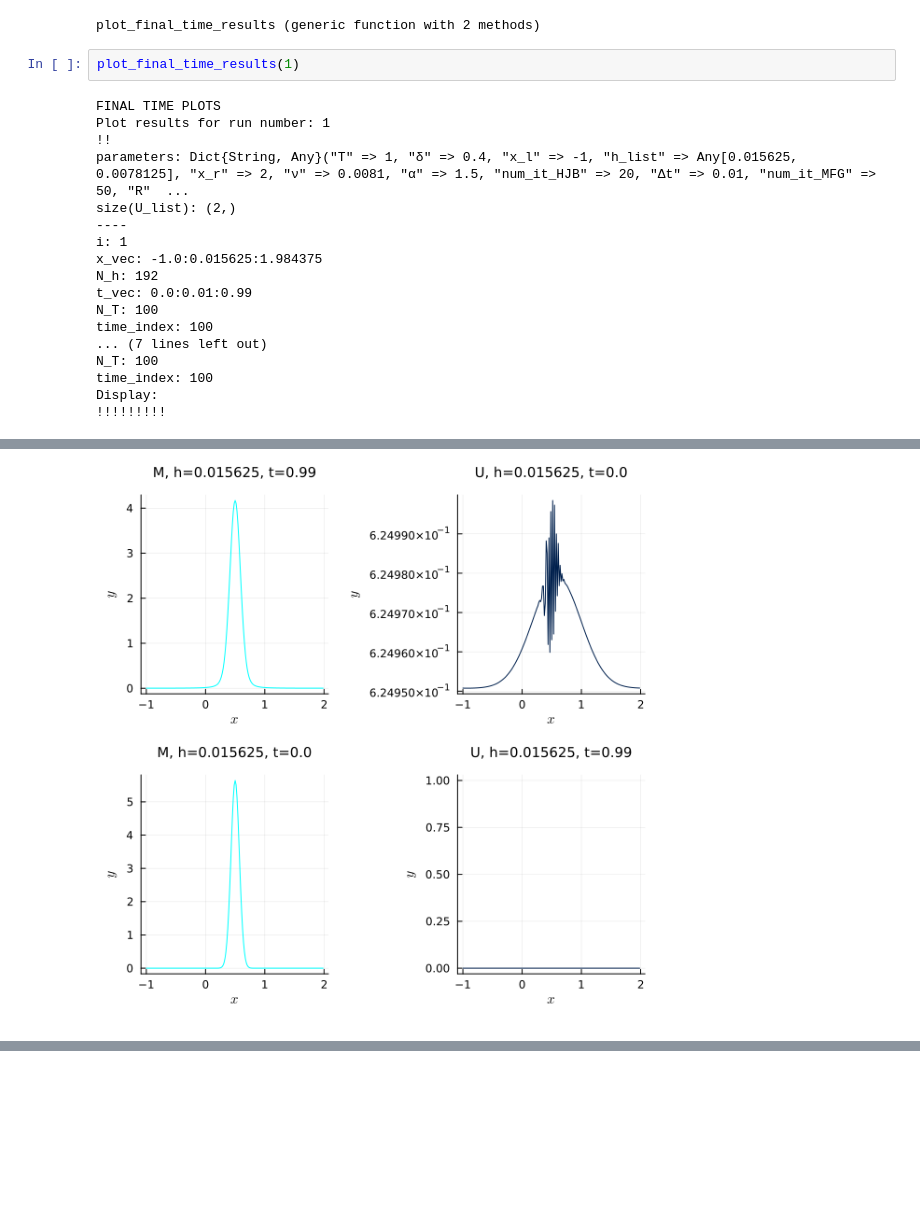
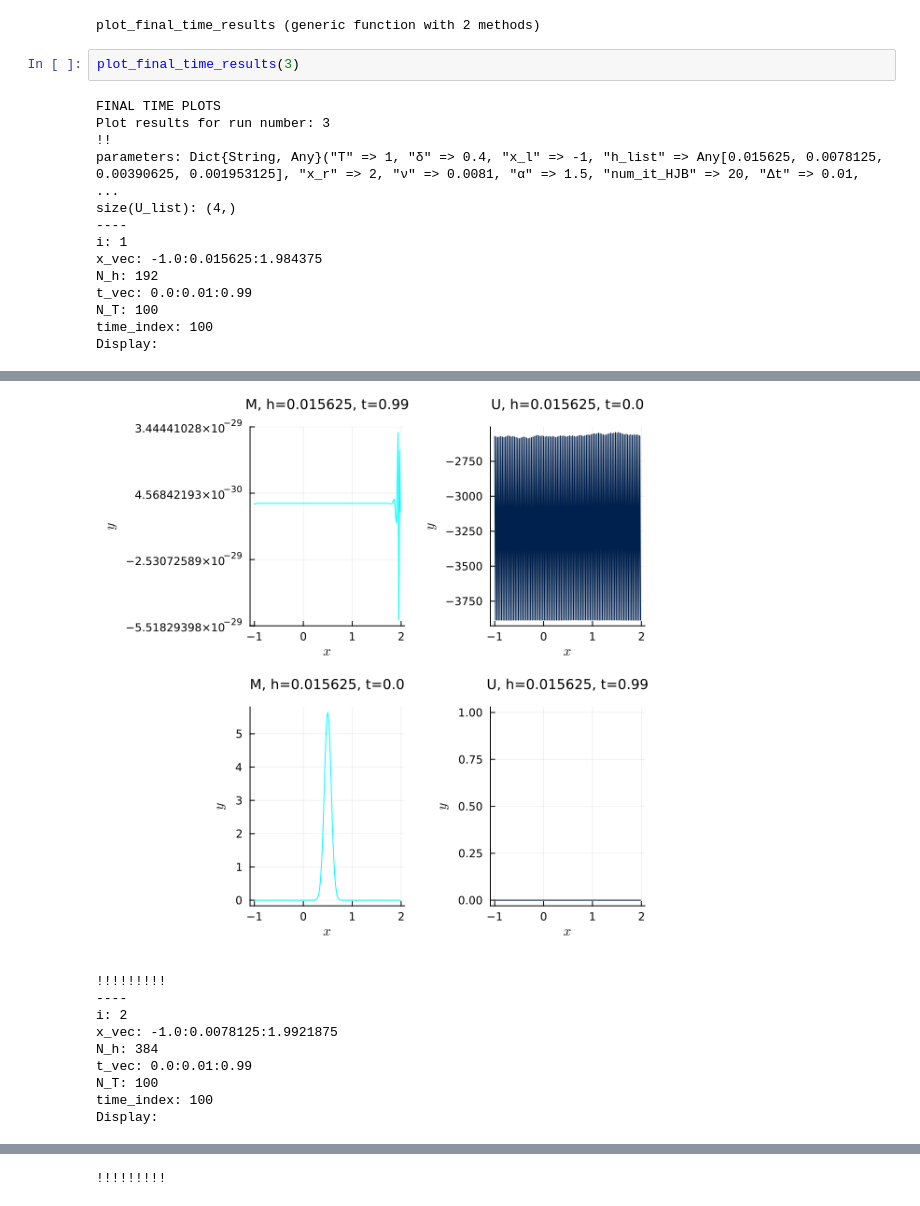
Before and after one commit to robinol99/FractionalMFGs.jl, a Jupyter notebook: notebooks/new_MFG.ipynb, the cells around one changed output, grey strips where cells are left out. Saved outputs shown, nothing was run; the diff lists cells and outputs as text; blank space fills up the shorter version.

```diff
--- a/notebooks/new_MFG.ipynb
+++ b/notebooks/new_MFG.ipynb
@@ -479,13 +478,13 @@ end
 # %% [output]
 plot_final_time_results (generic function with 2 methods)
 # %%
-plot_final_time_results(1)
+plot_final_time_results(3)
 # %% [output]
 FINAL TIME PLOTS
-Plot results for run number: 1
+Plot results for run number: 3
 !!
-parameters: Dict{String, Any}("T" => 1, "δ" => 0.4, "x_l" => -1, "h_list" => Any[0.015625, 0.0078125], "x_r" => 2, "ν" => 0.0081, "α" => 1.5, "num_it_HJB" => 20, "Δt" => 0.01, "num_it_MFG" => 50, "R"  ...
-size(U_list): (2,)
+parameters: Dict{String, Any}("T" => 1, "δ" => 0.4, "x_l" => -1, "h_list" => Any[0.015625, 0.0078125, 0.00390625, 0.001953125], "x_r" => 2, "ν" => 0.0081, "α" => 1.5, "num_it_HJB" => 20, "Δt" => 0.01, ...
+size(U_list): (4,)
 ----
 i: 1
 x_vec: -1.0:0.015625:1.984375
@@ -493,8 +492,4 @@ N_h: 192
 t_vec: 0.0:0.01:0.99
 N_T: 100
 time_index: 100
-... (7 lines left out)
-N_T: 100
-time_index: 100
 Display:
-!!!!!!!!!
@@ -501 +500,10 @@ Display:
-[figure, old version]
+[figure, new version]
+!!!!!!!!!
+----
+i: 2
+x_vec: -1.0:0.0078125:1.9921875
+N_h: 384
+t_vec: 0.0:0.01:0.99
+N_T: 100
+time_index: 100
+Display:
@@ -502,0 +583 @@ Display:
+!!!!!!!!!
```
Also changed, not shown: parts of 2 cells of this notebook, 19 other files.
